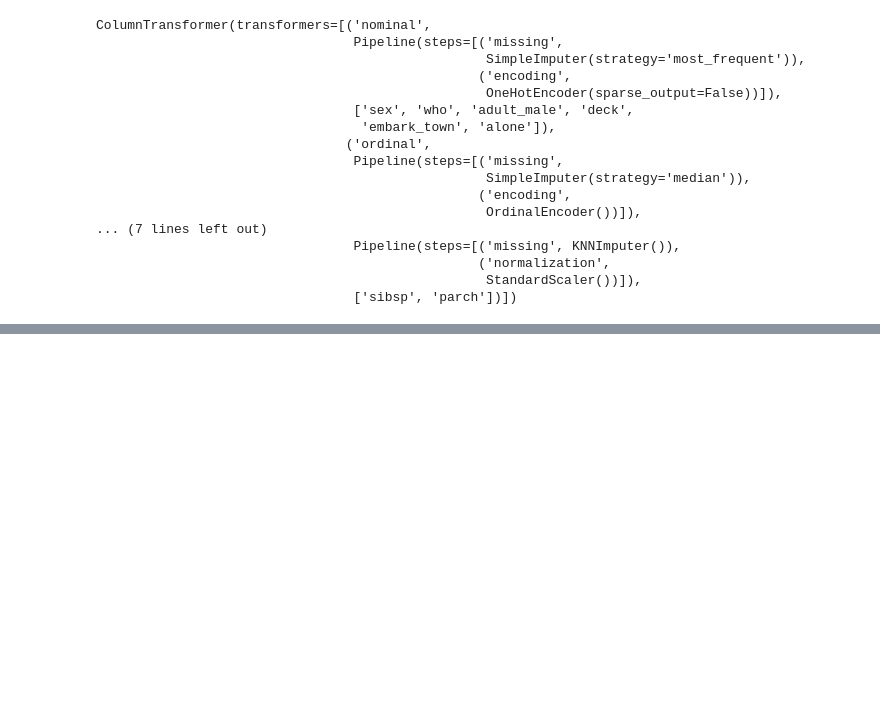
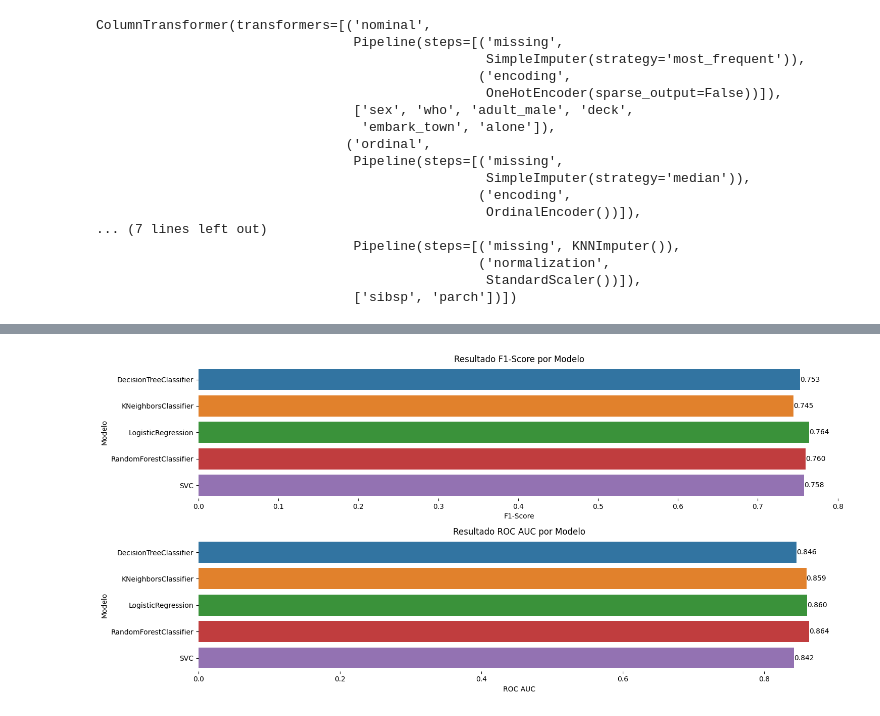
Before and after one commit to tizord/avanti-bootcamp-cdd, a Jupyter notebook: notebooks/02-comparative_analysis.ipynb, the cells around one changed output, grey strips where cells are left out. Cells and saved outputs as stored; diff of their text form; code cells hidden in the pictures; blank space fills up the shorter version.

```diff
--- a/notebooks/02-comparative_analysis.ipynb
+++ b/notebooks/02-comparative_analysis.ipynb
@@ -170,0 +269,39 @@ array([[ 0.        ,  1.        ,  0.        , ..., -0.50244517,
+# %%
+fig, (ax1, ax2) = plt.subplots(nrows=2, ncols=1, figsize=(15, 7))
+
+# Gráfico para F1-Score (barras horizontais)
+sns.barplot(data=mean_results, x='test_f1', y=mean_results.index, ax=ax1)
+for p in ax1.patches:
+    ax1.annotate(f'{p.get_width():.3f}',  # Formatar com 3 casas decimais
+                 (p.get_width(), p.get_y() + p.get_height() / 2),  # Posição
+                 ha='left', va='center', fontsize=10)
+ax1.set_title('Resultado F1-Score por Modelo')
+ax1.set_xlabel('F1-Score')
+ax1.set_ylabel('Modelo')
+
+# Remover a borda do gráfico ax1
+for spine in ax1.spines.values():
+    spine.set_visible(False)
+
+
+# Gráfico para ROC AUC (barras horizontais)
+sns.barplot(data=mean_results, x='test_roc_auc', y=mean_results.index, ax=ax2)
+for p in ax2.patches:
+    ax2.annotate(f'{p.get_width():.3f}',  # Formatar com 3 casas decimais
+                 (p.get_width(), p.get_y() + p.get_height() / 2),  # Posição
+                 ha='left', va='center', fontsize=10)
+ax2.set_title('Resultado ROC AUC por Modelo')
+ax2.set_xlabel('ROC AUC')
+ax2.set_ylabel('Modelo')
+
+# Remover a borda do gráfico ax1
+for spine in ax2.spines.values():
+    spine.set_visible(False)
+
+# Ajustar layout
+plt.tight_layout()
+
+# Exibir o gráfico
+plt.show()
+# %% [output]
+[figure, added]
```
Also changed, not shown: parts of 10 cells of this notebook.
